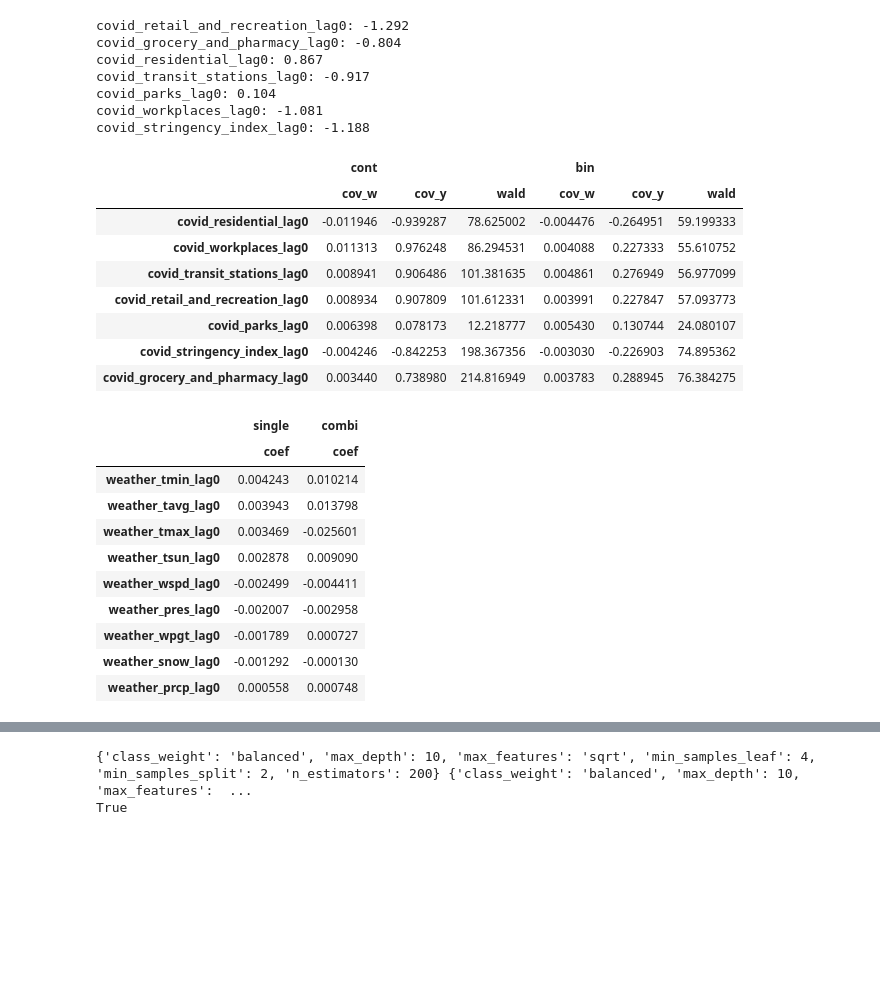
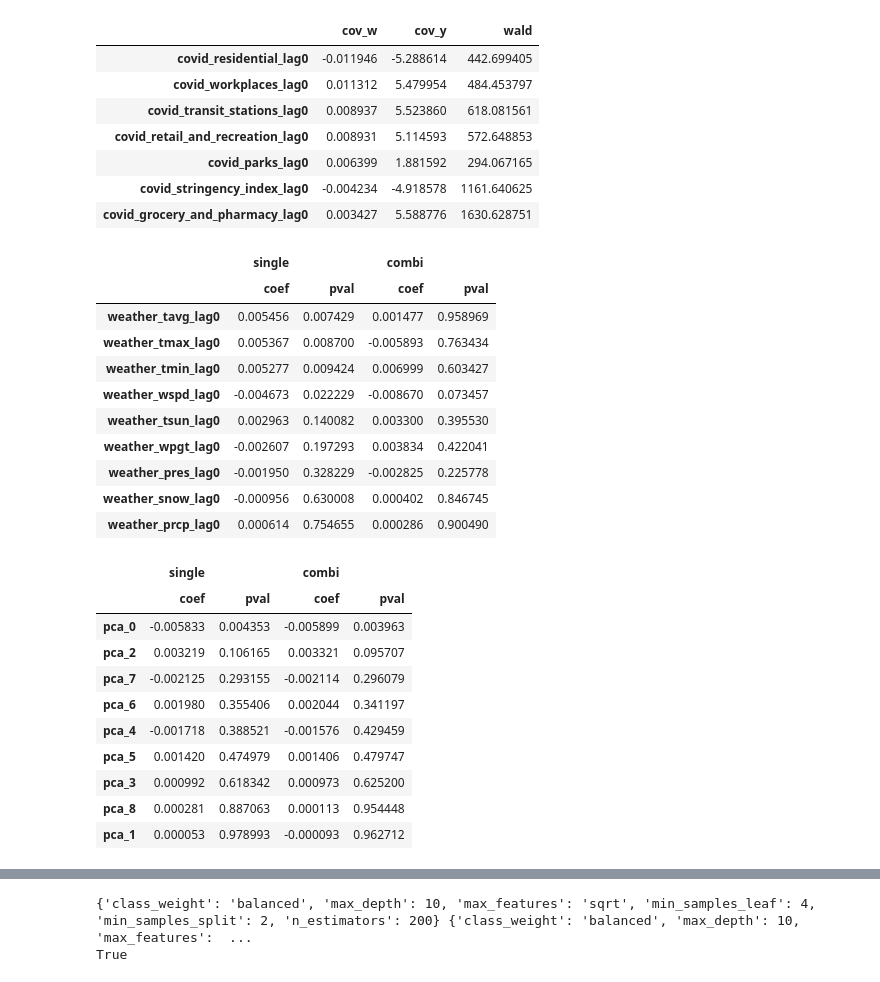
Before and after one commit to davidpomerenke/protest-impact, a Jupyter notebook: notebooks/instrumental_variable.ipynb, the cells around one changed output, grey strips where cells are left out. Drawn from its saved outputs; the diff is of its cells as text; code cells hidden in the pictures; blank space fills up the shorter version.

```diff
--- a/notebooks/instrumental_variable.ipynb
+++ b/notebooks/instrumental_variable.ipynb
@@ -41,35 +31,41 @@ weather_tsun_lag0: -1.016
 # %%
-get_covariances(instrument_prefix="covid_")
+get_covariances(instruments="covid_")
 # %% [output]
-covid_retail_and_recreation_lag0: -1.292
-covid_grocery_and_pharmacy_lag0: -0.804
-covid_residential_lag0: 0.867
-covid_transit_stations_lag0: -0.917
-covid_parks_lag0: 0.104
-covid_workplaces_lag0: -1.081
-covid_stringency_index_lag0: -1.188
-|  | cont |  |  | bin |  |  |
-|  | cov_w | cov_y | wald | cov_w | cov_y | wald |
-| covid_residential_lag0 | -0.011946 | -0.939287 | 78.625002 | -0.004476 | -0.264951 | 59.199333 |
-| covid_workplaces_lag0 | 0.011313 | 0.976248 | 86.294531 | 0.004088 | 0.227333 | 55.610752 |
-| covid_transit_stations_lag0 | 0.008941 | 0.906486 | 101.381635 | 0.004861 | 0.276949 | 56.977099 |
-| covid_retail_and_recreation_lag0 | 0.008934 | 0.907809 | 101.612331 | 0.003991 | 0.227847 | 57.093773 |
-| covid_parks_lag0 | 0.006398 | 0.078173 | 12.218777 | 0.005430 | 0.130744 | 24.080107 |
-| covid_stringency_index_lag0 | -0.004246 | -0.842253 | 198.367356 | -0.003030 | -0.226903 | 74.895362 |
-| covid_grocery_and_pharmacy_lag0 | 0.003440 | 0.738980 | 214.816949 | 0.003783 | 0.288945 | 76.384275 |
+|  | cov_w | cov_y | wald |
+| covid_residential_lag0 | -0.011946 | -5.288614 | 442.699405 |
+| covid_workplaces_lag0 | 0.011312 | 5.479954 | 484.453797 |
+| covid_transit_stations_lag0 | 0.008937 | 5.523860 | 618.081561 |
+| covid_retail_and_recreation_lag0 | 0.008931 | 5.114593 | 572.648853 |
+| covid_parks_lag0 | 0.006399 | 1.881592 | 294.067165 |
+| covid_stringency_index_lag0 | -0.004234 | -4.918578 | 1161.640625 |
+| covid_grocery_and_pharmacy_lag0 | 0.003427 | 5.588776 | 1630.628751 |
 # %%
 from src.models.instrumental_variable import get_coefficients
 
-get_coefficients("weather_")
+get_coefficients("weather")[0]
 # %% [output]
-|  | single | combi |
-|  | coef | coef |
-| weather_tmin_lag0 | 0.004243 | 0.010214 |
-| weather_tavg_lag0 | 0.003943 | 0.013798 |
-| weather_tmax_lag0 | 0.003469 | -0.025601 |
-| weather_tsun_lag0 | 0.002878 | 0.009090 |
-| weather_wspd_lag0 | -0.002499 | -0.004411 |
-| weather_pres_lag0 | -0.002007 | -0.002958 |
-| weather_wpgt_lag0 | -0.001789 | 0.000727 |
-| weather_snow_lag0 | -0.001292 | -0.000130 |
-| weather_prcp_lag0 | 0.000558 | 0.000748 |
+|  | single |  | combi |  |
+|  | coef | pval | coef | pval |
+| weather_tavg_lag0 | 0.005456 | 0.007429 | 0.001477 | 0.958969 |
+| weather_tmax_lag0 | 0.005367 | 0.008700 | -0.005893 | 0.763434 |
+| weather_tmin_lag0 | 0.005277 | 0.009424 | 0.006999 | 0.603427 |
+| weather_wspd_lag0 | -0.004673 | 0.022229 | -0.008670 | 0.073457 |
+| weather_tsun_lag0 | 0.002963 | 0.140082 | 0.003300 | 0.395530 |
+| weather_wpgt_lag0 | -0.002607 | 0.197293 | 0.003834 | 0.422041 |
+| weather_pres_lag0 | -0.001950 | 0.328229 | -0.002825 | 0.225778 |
+| weather_snow_lag0 | -0.000956 | 0.630008 | 0.000402 | 0.846745 |
+| weather_prcp_lag0 | 0.000614 | 0.754655 | 0.000286 | 0.900490 |
+# %%
+get_coefficients("pc_weather")[0]
+# %% [output]
+|  | single |  | combi |  |
+|  | coef | pval | coef | pval |
+| pca_0 | -0.005833 | 0.004353 | -0.005899 | 0.003963 |
+| pca_2 | 0.003219 | 0.106165 | 0.003321 | 0.095707 |
+| pca_7 | -0.002125 | 0.293155 | -0.002114 | 0.296079 |
+| pca_6 | 0.001980 | 0.355406 | 0.002044 | 0.341197 |
+| pca_4 | -0.001718 | 0.388521 | -0.001576 | 0.429459 |
+| pca_5 | 0.001420 | 0.474979 | 0.001406 | 0.479747 |
+| pca_3 | 0.000992 | 0.618342 | 0.000973 | 0.625200 |
+| pca_8 | 0.000281 | 0.887063 | 0.000113 | 0.954448 |
+| pca_1 | 0.000053 | 0.978993 | -0.000093 | 0.962712 |
```
Also changed, not shown: parts of 4 cells of this notebook, 19 other files.
